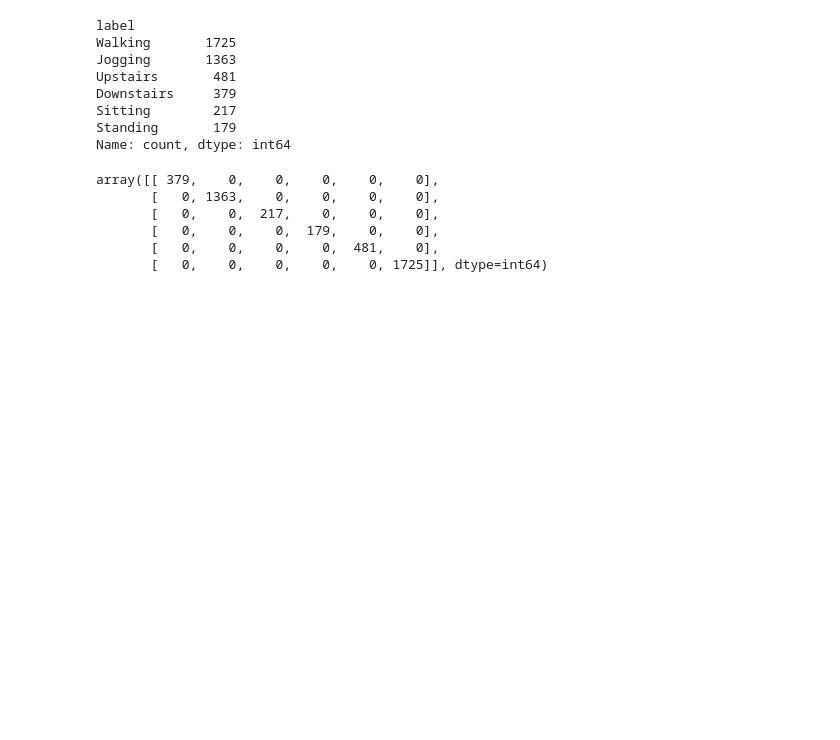
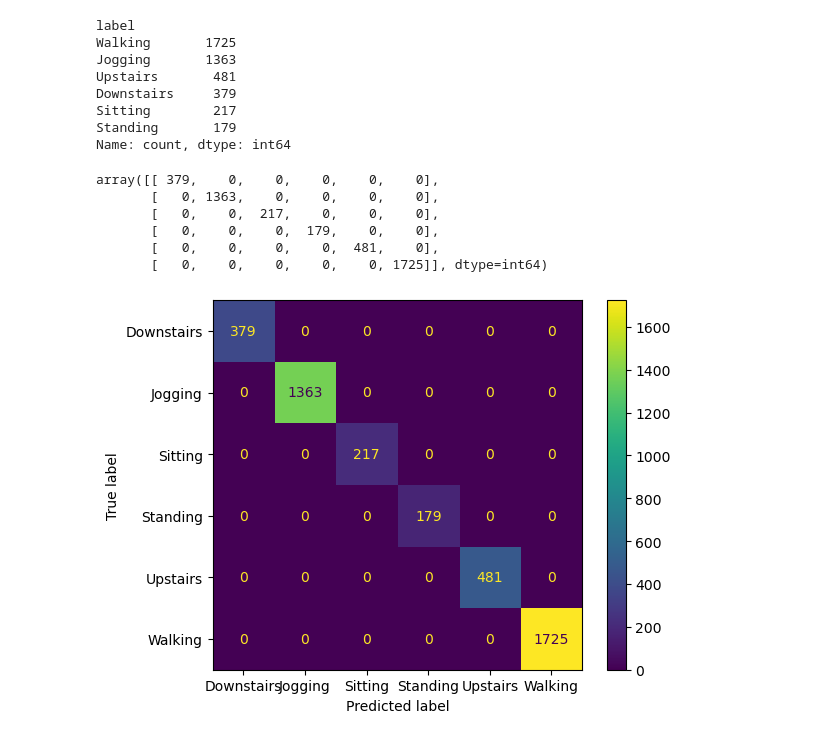
Before and after one commit to xHexlabx/Kaggle, a Jupyter notebook: Pre_Human_Activity_Recognition/Pre_Human_Activity_Recognition.ipynb, the cells around one changed output. Saved outputs shown, nothing was run; the diff lists cells and outputs as text; code cells hidden in the pictures; blank space fills up the shorter version.

```diff
--- a/Pre_Human_Activity_Recognition/Pre_Human_Activity_Recognition.ipynb
+++ b/Pre_Human_Activity_Recognition/Pre_Human_Activity_Recognition.ipynb
@@ -478,3 +478,10 @@ array([[ 379,    0,    0,    0,    0,    0],
        [   0,    0,    0,  179,    0,    0],
        [   0,    0,    0,    0,  481,    0],
        [   0,    0,    0,    0,    0, 1725]], dtype=int64)
+# %%
+display = ConfusionMatrixDisplay(confusion_matrix = confusion_matrix , display_labels = os.listdir('./datasets/train'))
+display.plot()
+
+plt.show()
+# %% [output]
+[figure, added]
```
Also changed, not shown: parts of 5 cells of this notebook.
